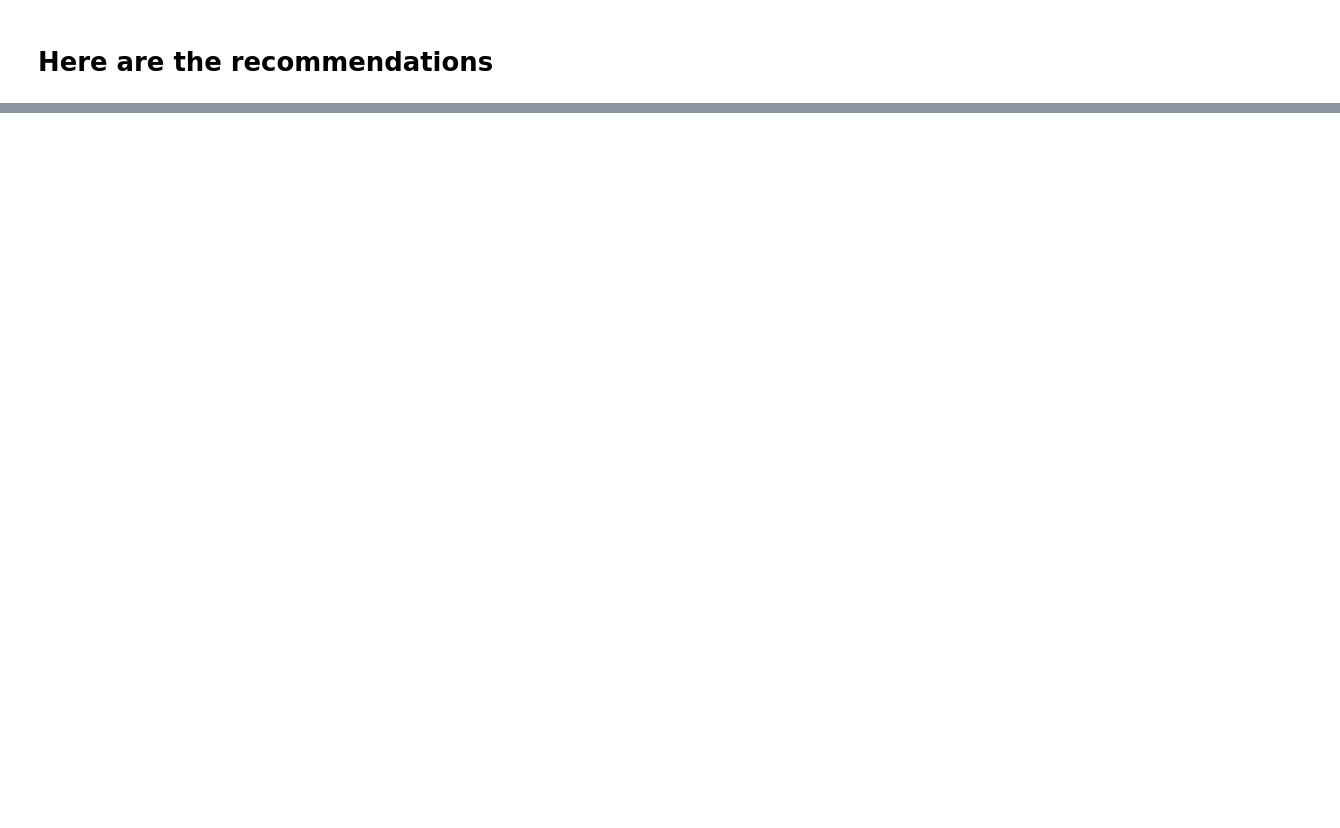
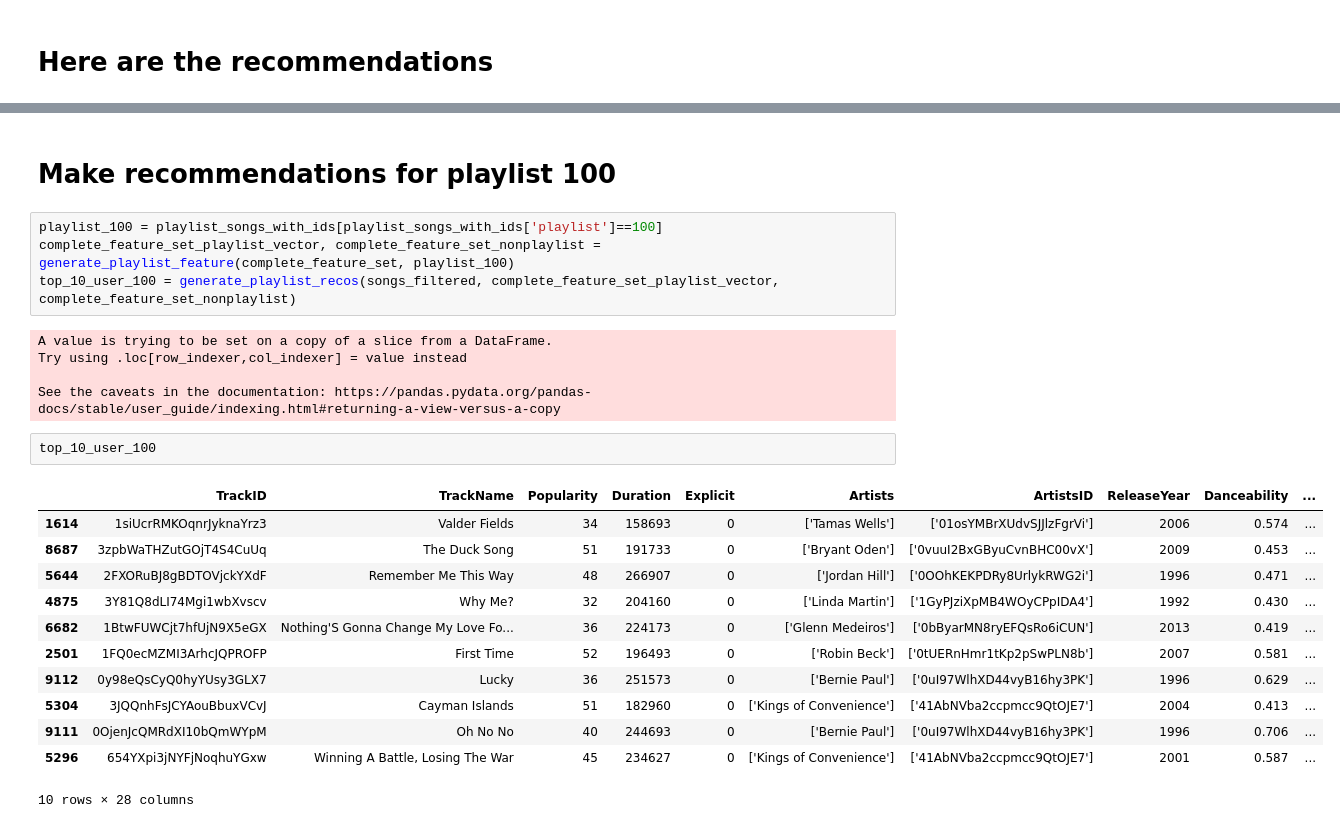
Before and after one commit to EduardStalmakov/MusicRecommender-CosineSimilarity, a Jupyter notebook: Cleaned-Building-Reccommender-Model.ipynb, the cells around one changed output, grey strips where cells are left out. Saved outputs shown, nothing was run; the diff lists cells and outputs as text; blank space fills up the shorter version.

```diff
--- a/Cleaned-Building-Reccommender-Model.ipynb
+++ b/Cleaned-Building-Reccommender-Model.ipynb
@@ -170,0 +209,26 @@ top_40_user_10697
+# %% [markdown]
+# Make recommendations for playlist 100
+# %%
+playlist_100 = playlist_songs_with_ids[playlist_songs_with_ids['playlist']==100]
+complete_feature_set_playlist_vector, complete_feature_set_nonplaylist = generate_playlist_feature(complete_feature_set, playlist_100)
+top_10_user_100 = generate_playlist_recos(songs_filtered, complete_feature_set_playlist_vector, complete_feature_set_nonplaylist)
+# %% [output]
+A value is trying to be set on a copy of a slice from a DataFrame.
+Try using .loc[row_indexer,col_indexer] = value instead
+
+See the caveats in the documentation: https://pandas.pydata.org/pandas-docs/stable/user_guide/indexing.html#returning-a-view-versus-a-copy
+# %%
+top_10_user_100
+# %% [output]
+|  | TrackID | TrackName | Popularity | Duration | Explicit | Artists | ArtistsID | ReleaseYear | Danceability | ... |
+| 1614 | 1siUcrRMKOqnrJyknaYrz3 | Valder Fields | 34 | 158693 | 0 | ['Tamas Wells'] | ['01osYMBrXUdvSJJlzFgrVi'] | 2006 | 0.574 | ... |
+| 8687 | 3zpbWaTHZutGOjT4S4CuUq | The Duck Song | 51 | 191733 | 0 | ['Bryant Oden'] | ['0vuuI2BxGByuCvnBHC00vX'] | 2009 | 0.453 | ... |
+| 5644 | 2FXORuBJ8gBDTOVjckYXdF | Remember Me This Way | 48 | 266907 | 0 | ['Jordan Hill'] | ['0OOhKEKPDRy8UrlykRWG2i'] | 1996 | 0.471 | ... |
+| 4875 | 3Y81Q8dLI74Mgi1wbXvscv | Why Me? | 32 | 204160 | 0 | ['Linda Martin'] | ['1GyPJziXpMB4WOyCPpIDA4'] | 1992 | 0.430 | ... |
+| 6682 | 1BtwFUWCjt7hfUjN9X5eGX | Nothing'S Gonna Change My Love Fo... | 36 | 224173 | 0 | ['Glenn Medeiros'] | ['0bByarMN8ryEFQsRo6iCUN'] | 2013 | 0.419 | ... |
+| 2501 | 1FQ0ecMZMI3ArhcJQPROFP | First Time | 52 | 196493 | 0 | ['Robin Beck'] | ['0tUERnHmr1tKp2pSwPLN8b'] | 2007 | 0.581 | ... |
+| 9112 | 0y98eQsCyQ0hyYUsy3GLX7 | Lucky | 36 | 251573 | 0 | ['Bernie Paul'] | ['0uI97WlhXD44vyB16hy3PK'] | 1996 | 0.629 | ... |
+| 5304 | 3JQQnhFsJCYAouBbuxVCvJ | Cayman Islands | 51 | 182960 | 0 | ['Kings of Convenience'] | ['41AbNVba2ccpmcc9QtOJE7'] | 2004 | 0.413 | ... |
+| 9111 | 0OjenJcQMRdXI10bQmWYpM | Oh No No | 40 | 244693 | 0 | ['Bernie Paul'] | ['0uI97WlhXD44vyB16hy3PK'] | 1996 | 0.706 | ... |
+| 5296 | 654YXpi3jNYFjNoqhuYGxw | Winning A Battle, Losing The War | 45 | 234627 | 0 | ['Kings of Convenience'] | ['41AbNVba2ccpmcc9QtOJE7'] | 2001 | 0.587 | ... |
+10 rows × 28 columns
```
Also changed, not shown: parts of 11 cells of this notebook.
